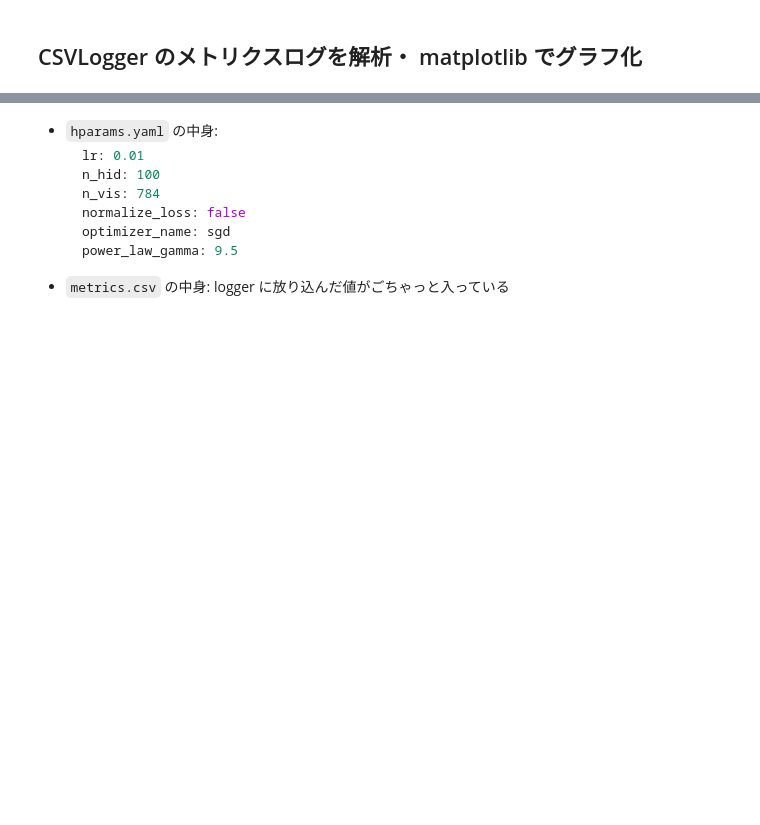
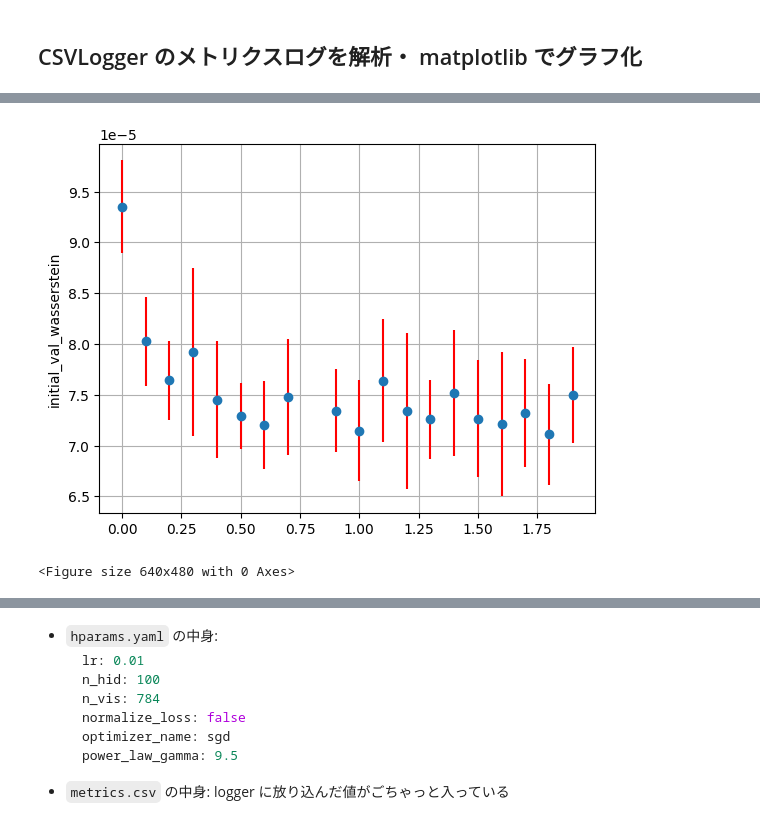
Before and after one commit to hoppiece/power-law-research, a Jupyter notebook: power_law_research/experiments/train_cifar10_resnet18.analyze_log.ipynb, the cells around one changed output, grey strips where cells are left out. Saved outputs shown, nothing was run; the diff lists cells and outputs as text; code cells hidden in the pictures; blank space fills up the shorter version.

```diff
--- a/power_law_research/experiments/train_cifar10_resnet18.analyze_log.ipynb
+++ b/power_law_research/experiments/train_cifar10_resnet18.analyze_log.ipynb
@@ -59,0 +53,51 @@ df
+# %%
+import numpy as np
+from tqdm import tqdm
+import matplotlib.pyplot as plt
+import pandas as pd
+
+def get_value_from_csv(csv_path, column_name, epoch):
+    # Get the not a nan value of the column_name at the last epoch
+    try:
+        df = pd.read_csv(csv_path)
+        df = df[df["epoch"] == epoch]
+        df = df[df[column_name].notna()]
+        df =  df[column_name].values[0]
+    except Exception as e:
+        df = np.nan
+    return df
+
+def draw_graph(metrics_files, column_name, epoch):
+    results = dict()
+    for path in metrics_files:
+        trial, gamma = metrics_parser(path)
+        value = get_value_from_csv(path, column_name, epoch)
+        if gamma not in results.keys():
+            results[gamma] = []
+
+        results[gamma].append(value)
+
+    gammas = []
+    means = []
+    stds = []
+
+    for gamma, values in results.items():
+        gammas.append(gamma)
+        means.append(np.mean(values))
+        stds.append(np.std(values))
+
+    # Draw the graph with error bar and save it
+    plt.errorbar(gammas, means, yerr=stds, fmt="o", ecolor='r')
+    plt.ylabel(column_name)
+    plt.grid()
+#    plt.xlim(-0.1, 2)
+#    plt.ylim(0.00, 0)
+    plt.show()
+    # clear the figure
+    plt.clf()
+
+
+draw_graph(metrics_files, "initial_val_wasserstein", epoch=0)
+# %% [output]
+[figure, added]
+<Figure size 640x480 with 0 Axes>
```
Also changed, not shown: parts of 10 cells of this notebook, 3 other files.
